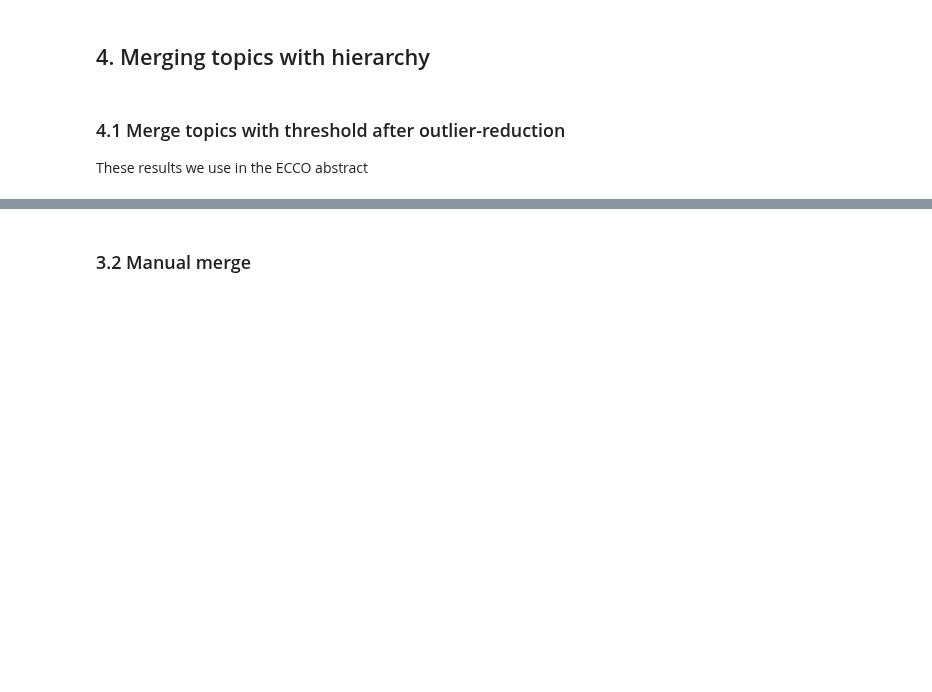
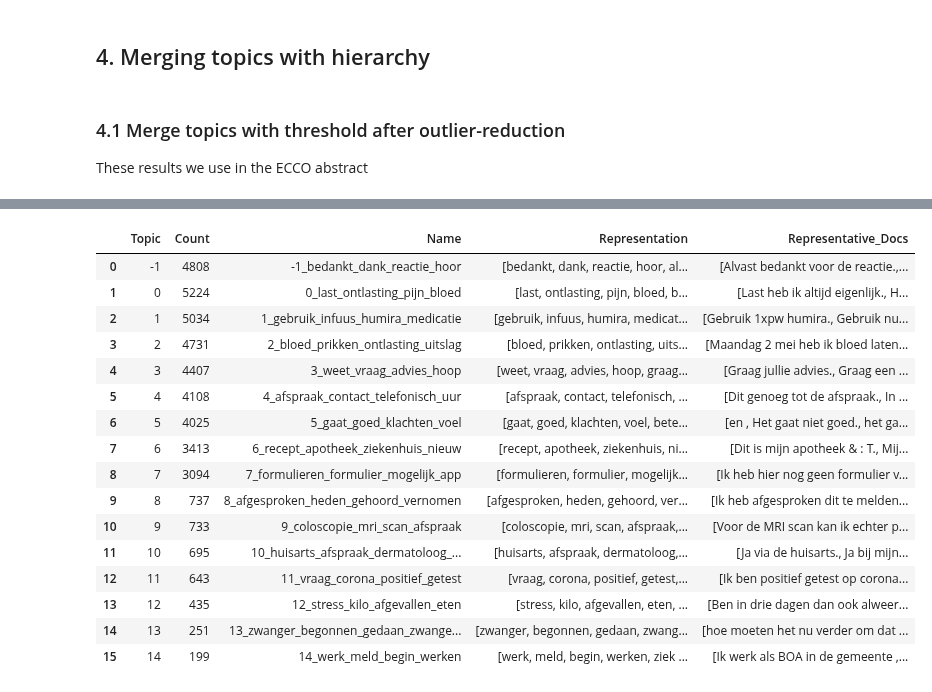
Before and after one commit to MaastrichtU-CDS/MyIBDcoachNLP, a Jupyter notebook: notebooks/analysis_of_sentences/bertje_ECCO.ipynb, the cells around one changed output, grey strips where cells are left out. Saved outputs shown, nothing was run; the diff lists cells and outputs as text; code cells hidden in the pictures; blank space fills up the shorter version.

```diff
--- a/notebooks/analysis_of_sentences/bertje_ECCO.ipynb
+++ b/notebooks/analysis_of_sentences/bertje_ECCO.ipynb
@@ -485,3 +410,0 @@ To preserve the details of smaller clusters, we now observe the hierarchy and ma
-# %%
-pd.set_option("display.max_colwidth", None)
-hierarchical_topics[hierarchical_topics["Parent_Name"].astype(str).str.contains("uur")] # search the parent group you want on the hierarchy here, and copy paste its "Topics"
@@ -516,2 +410,0 @@ topics_to_merge = [
-# %% [markdown]
-### 3.2 Manual merge
@@ -545,3 +411,23 @@ topic_model.merge_topics(sentences, topics_to_merge)
+# %%
+topic_model.get_topic_info()
+# %% [output]
+|  | Topic | Count | Name | Representation | Representative_Docs |
+| 0 | -1 | 4808 | -1_bedankt_dank_reactie_hoor | [bedankt, dank, reactie, hoor, al... | [Alvast bedankt voor de reactie.,... |
+| 1 | 0 | 5224 | 0_last_ontlasting_pijn_bloed | [last, ontlasting, pijn, bloed, b... | [Last heb ik altijd eigenlijk., H... |
+| 2 | 1 | 5034 | 1_gebruik_infuus_humira_medicatie | [gebruik, infuus, humira, medicat... | [Gebruik 1xpw humira., Gebruik nu... |
+| 3 | 2 | 4731 | 2_bloed_prikken_ontlasting_uitslag | [bloed, prikken, ontlasting, uits... | [Maandag 2 mei heb ik bloed laten... |
+| 4 | 3 | 4407 | 3_weet_vraag_advies_hoop | [weet, vraag, advies, hoop, graag... | [Graag jullie advies., Graag een ... |
+| 5 | 4 | 4108 | 4_afspraak_contact_telefonisch_uur | [afspraak, contact, telefonisch, ... | [Dit genoeg tot de afspraak., In ... |
+| 6 | 5 | 4025 | 5_gaat_goed_klachten_voel | [gaat, goed, klachten, voel, bete... | [en , Het gaat niet goed., het ga... |
+| 7 | 6 | 3413 | 6_recept_apotheek_ziekenhuis_nieuw | [recept, apotheek, ziekenhuis, ni... | [Dit is mijn apotheek & : T., Mij... |
+| 8 | 7 | 3094 | 7_formulieren_formulier_mogelijk_app | [formulieren, formulier, mogelijk... | [Ik heb hier nog geen formulier v... |
+| 9 | 8 | 737 | 8_afgesproken_heden_gehoord_vernomen | [afgesproken, heden, gehoord, ver... | [Ik heb afgesproken dit te melden... |
+| 10 | 9 | 733 | 9_coloscopie_mri_scan_afspraak | [coloscopie, mri, scan, afspraak,... | [Voor de MRI scan kan ik echter p... |
+| 11 | 10 | 695 | 10_huisarts_afspraak_dermatoloog_... | [huisarts, afspraak, dermatoloog,... | [Ja via de huisarts., Ja bij mijn... |
+| 12 | 11 | 643 | 11_vraag_corona_positief_getest | [vraag, corona, positief, getest,... | [Ik ben positief getest op corona... |
+| 13 | 12 | 435 | 12_stress_kilo_afgevallen_eten | [stress, kilo, afgevallen, eten, ... | [Ben in drie dagen dan ook alweer... |
+| 14 | 13 | 251 | 13_zwanger_begonnen_gedaan_zwange... | [zwanger, begonnen, gedaan, zwang... | [hoe moeten het nu verder om dat ... |
+| 15 | 14 | 199 | 14_werk_meld_begin_werken | [werk, meld, begin, werken, ziek ... | [Ik werk als BOA in de gemeente ,... |
 # %%
 doc_info = topic_model.get_document_info(sentences)
 doc_info[doc_info["Topic"] == 301]
```
Also changed, not shown: parts of 19 cells of this notebook.
